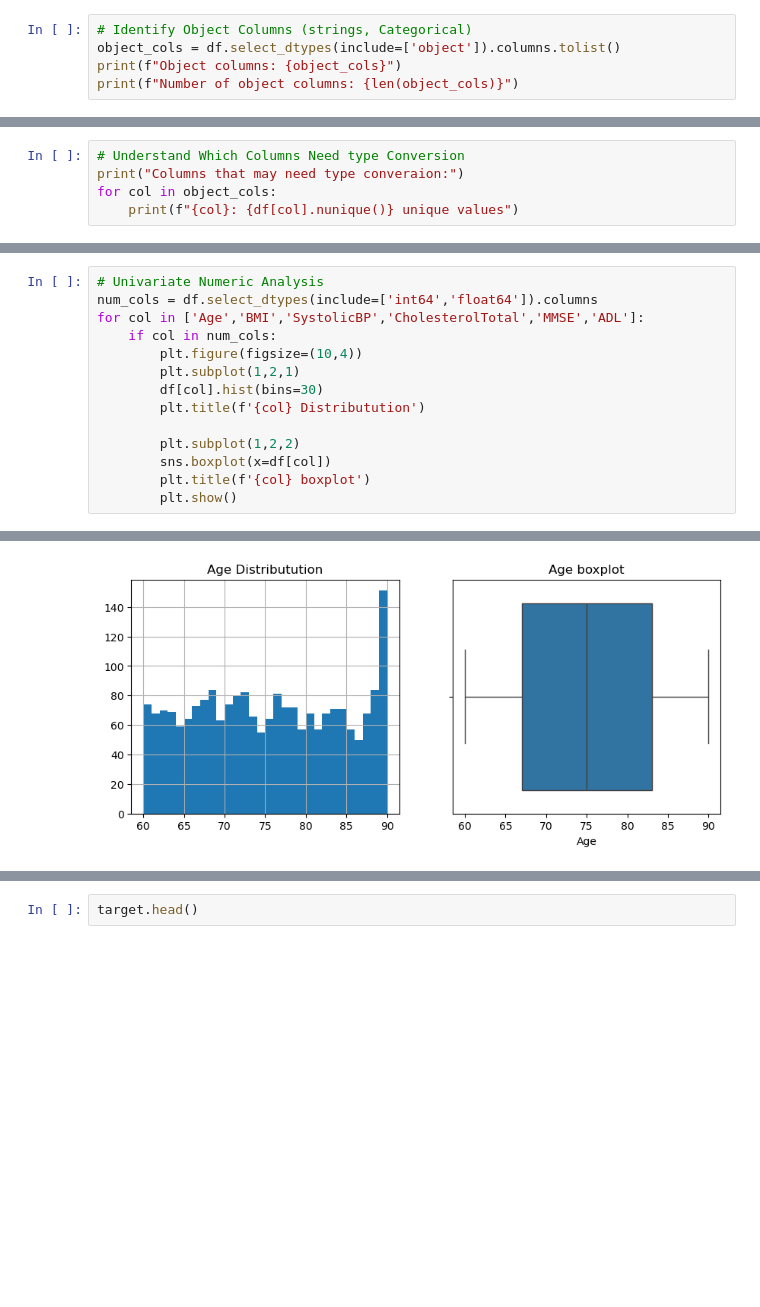
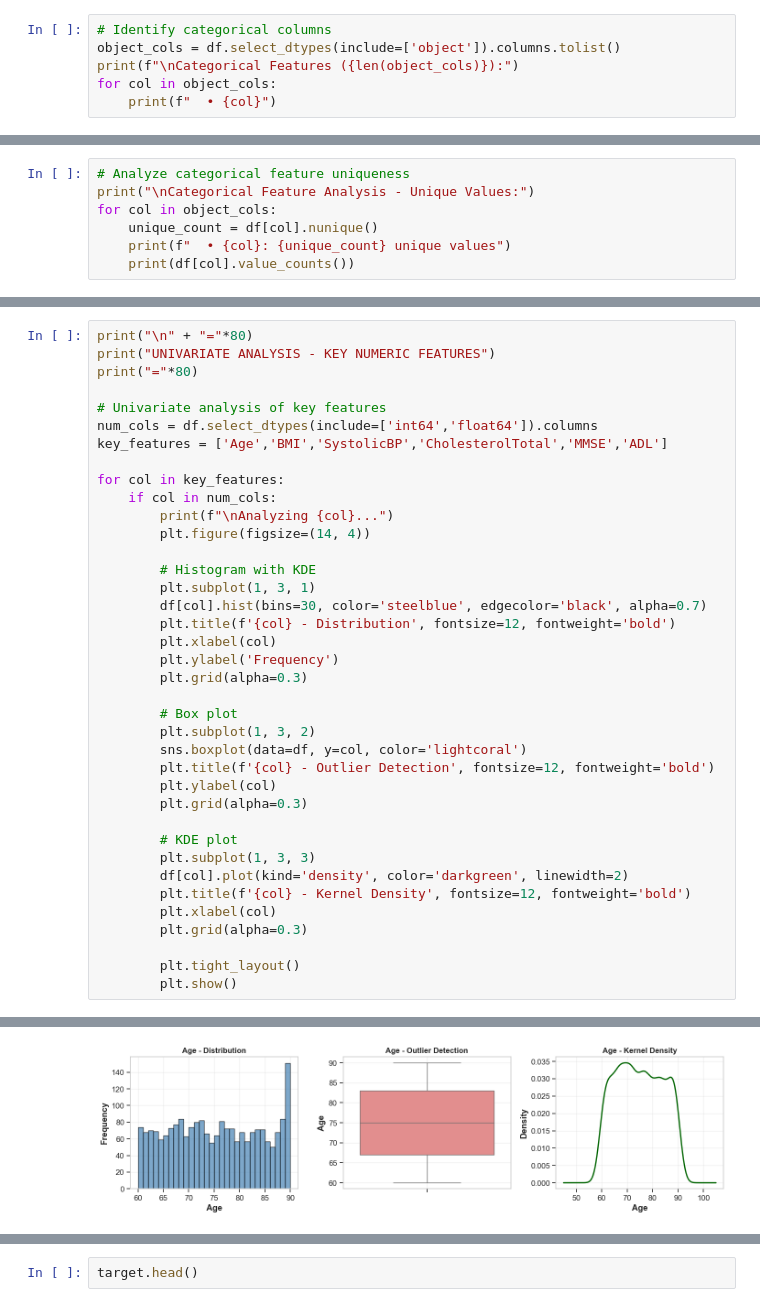
Before and after one commit to DineshPadhan/Alzheimer-Disease-Classification, a Jupyter notebook: IPYNB File/Alzheimer.ipynb, the cells around one changed output, grey strips where cells are left out. Cells and saved outputs as stored; diff of their text form; blank space fills up the shorter version.

```diff
--- a/IPYNB File/Alzheimer.ipynb
+++ b/IPYNB File/Alzheimer.ipynb
@@ -86,6 +217,7 @@ Number of numeric columns: 34
 # %%
-# Identify Object Columns (strings, Categorical)
+# Identify categorical columns
 object_cols = df.select_dtypes(include=['object']).columns.tolist()
-print(f"Object columns: {object_cols}")
-print(f"Number of object columns: {len(object_cols)}")
+print(f"\nCategorical Features ({len(object_cols)}):")
+for col in object_cols:
+    print(f"  • {col}")
 # %% [output]
@@ -94,6 +226,8 @@ Number of object columns: 1
 # %%
-# Understand Which Columns Need type Conversion
-print("Columns that may need type converaion:")
+# Analyze categorical feature uniqueness
+print("\nCategorical Feature Analysis - Unique Values:")
 for col in object_cols:
-    print(f"{col}: {df[col].nunique()} unique values")
+    unique_count = df[col].nunique()
+    print(f"  • {col}: {unique_count} unique values")
+    print(df[col].value_counts())
 # %% [output]
@@ -177,15 +331,39 @@ df.boxplot()
 # %%
-# Univariate Numeric Analysis
+print("\n" + "="*80)
+print("UNIVARIATE ANALYSIS - KEY NUMERIC FEATURES")
+print("="*80)
+
+# Univariate analysis of key features
 num_cols = df.select_dtypes(include=['int64','float64']).columns
-for col in ['Age','BMI','SystolicBP','CholesterolTotal','MMSE','ADL']:
+key_features = ['Age','BMI','SystolicBP','CholesterolTotal','MMSE','ADL']
+
+for col in key_features:
     if col in num_cols:
-        plt.figure(figsize=(10,4))
-        plt.subplot(1,2,1)
-        df[col].hist(bins=30)
-        plt.title(f'{col} Distributution')
+        print(f"\nAnalyzing {col}...")
+        plt.figure(figsize=(14, 4))
 
-        plt.subplot(1,2,2)
-        sns.boxplot(x=df[col])
-        plt.title(f'{col} boxplot')
+        # Histogram with KDE
+        plt.subplot(1, 3, 1)
+        df[col].hist(bins=30, color='steelblue', edgecolor='black', alpha=0.7)
+        plt.title(f'{col} - Distribution', fontsize=12, fontweight='bold')
+        plt.xlabel(col)
+        plt.ylabel('Frequency')
+        plt.grid(alpha=0.3)
+
+        # Box plot
+        plt.subplot(1, 3, 2)
+        sns.boxplot(data=df, y=col, color='lightcoral')
+        plt.title(f'{col} - Outlier Detection', fontsize=12, fontweight='bold')
+        plt.ylabel(col)
+        plt.grid(alpha=0.3)
+
+        # KDE plot
+        plt.subplot(1, 3, 3)
+        df[col].plot(kind='density', color='darkgreen', linewidth=2)
+        plt.title(f'{col} - Kernel Density', fontsize=12, fontweight='bold')
+        plt.xlabel(col)
+        plt.grid(alpha=0.3)
+
+        plt.tight_layout()
         plt.show()
 # %% [output]
@@ -192 +375 @@ for col in ['Age','BMI','SystolicBP','CholesterolTotal','MMSE','ADL']:
-[figure, old version]
+[figure, new version]
```
Also changed, not shown: parts of 85 cells of this notebook, 1 other file.
